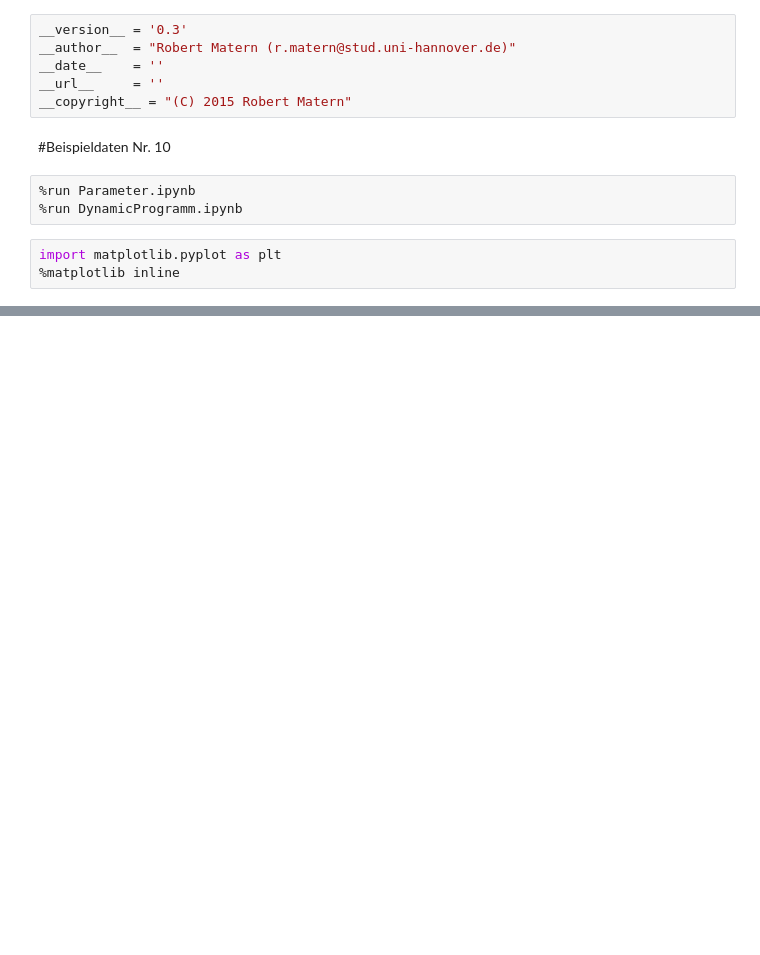
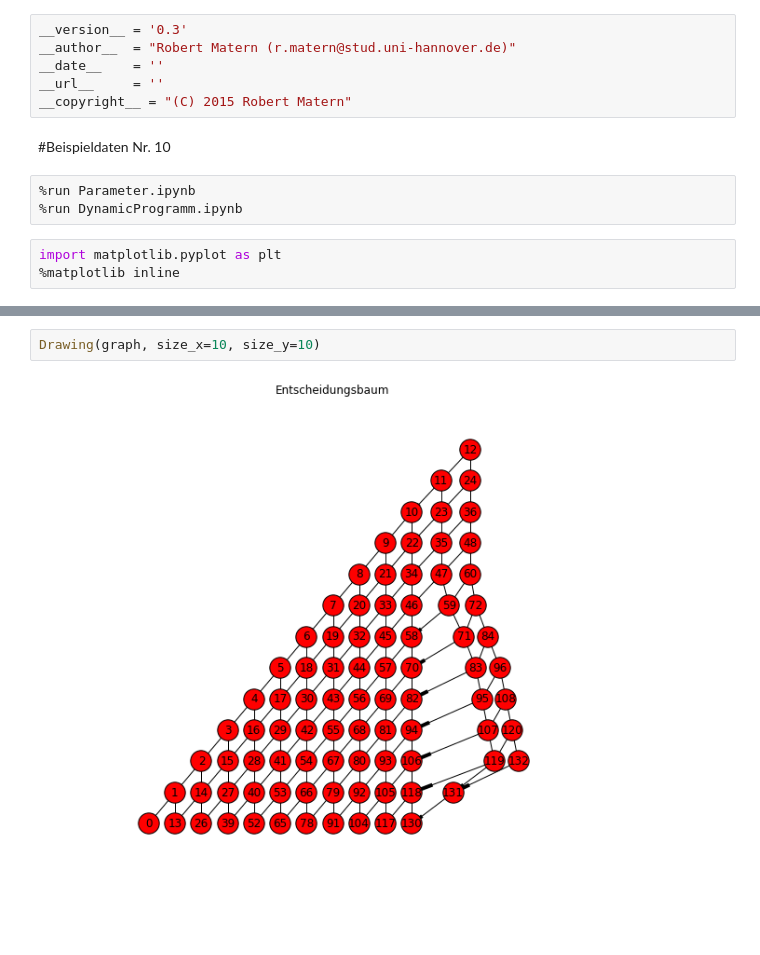
Before and after one commit to rb4k/DP-RM-with-storage, a Jupyter notebook: Data04.ipynb, the cells around one changed output, grey strips where cells are left out. Drawn from its saved outputs; the diff is of its cells as text; blank space fills up the shorter version.

```diff
--- a/Data04.ipynb
+++ b/Data04.ipynb
@@ -112,0 +113,4 @@ Die beste Politik zum Zeitpunkt 1 ist die Annahme des Auftrags:
+# %%
+Drawing(graph, size_x=10, size_y=10)
+# %% [output]
+[figure, added]
```
Also changed, not shown: parts of 3 cells of this notebook, 4 other files.
